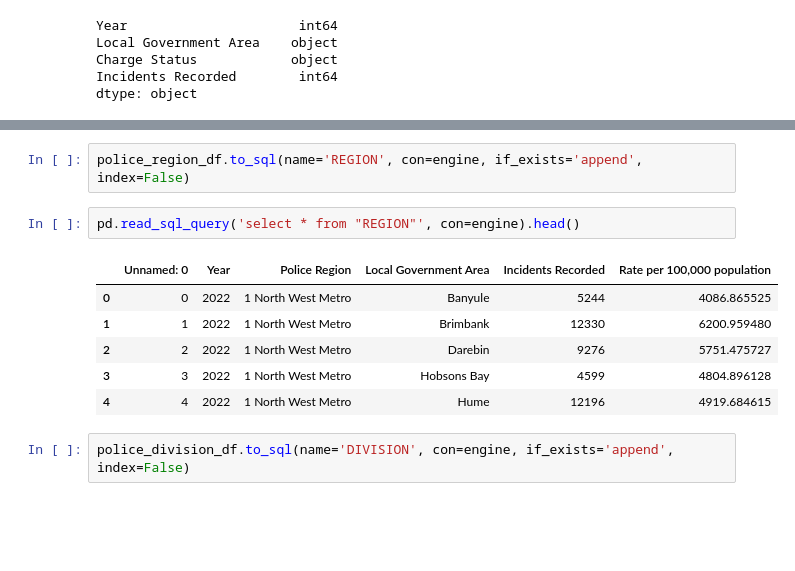
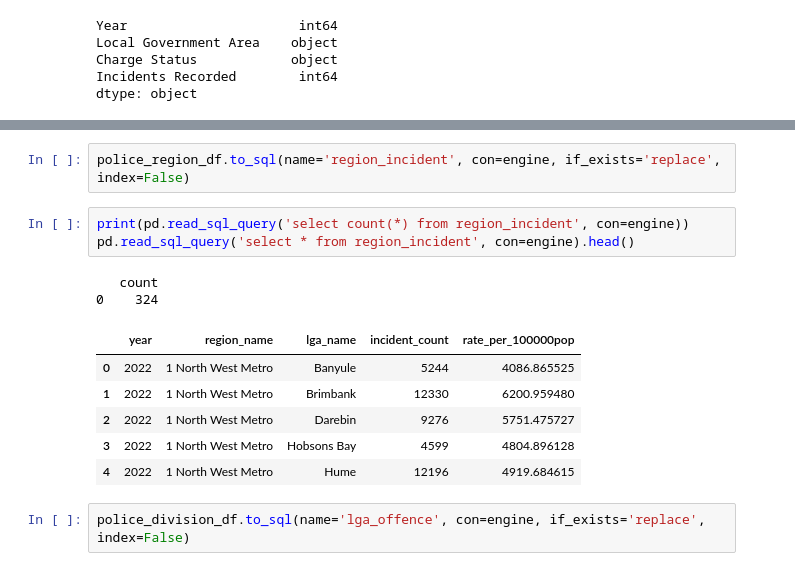
Before and after one commit to pt3Project/Project3, a Jupyter notebook: crime_data.ipynb, the cells around one changed output, grey strips where cells are left out. Cells and saved outputs as stored; diff of their text form; blank space fills up the shorter version.

```diff
--- a/crime_data.ipynb
+++ b/crime_data.ipynb
@@ -257,14 +270,17 @@ engine.table_names()
 # %%
-police_region_df.to_sql(name='REGION', con=engine, if_exists='append', index=False)
+police_region_df.to_sql(name='region_incident', con=engine, if_exists='replace', index=False)
 # %%
-pd.read_sql_query('select * from "REGION"', con=engine).head()
+print(pd.read_sql_query('select count(*) from region_incident', con=engine))
+pd.read_sql_query('select * from region_incident', con=engine).head()
 # %% [output]
+   count
+0    324
-|  | Unnamed: 0 | Year | Police Region | Local Government Area | Incidents Recorded | Rate per 100,000 population |
-| 0 | 0 | 2022 | 1 North West Metro | Banyule | 5244 | 4086.865525 |
-| 1 | 1 | 2022 | 1 North West Metro | Brimbank | 12330 | 6200.959480 |
-| 2 | 2 | 2022 | 1 North West Metro | Darebin | 9276 | 5751.475727 |
-| 3 | 3 | 2022 | 1 North West Metro | Hobsons Bay | 4599 | 4804.896128 |
-| 4 | 4 | 2022 | 1 North West Metro | Hume | 12196 | 4919.684615 |
+|  | year | region_name | lga_name | incident_count | rate_per_100000pop |
+| 0 | 2022 | 1 North West Metro | Banyule | 5244 | 4086.865525 |
+| 1 | 2022 | 1 North West Metro | Brimbank | 12330 | 6200.959480 |
+| 2 | 2022 | 1 North West Metro | Darebin | 9276 | 5751.475727 |
+| 3 | 2022 | 1 North West Metro | Hobsons Bay | 4599 | 4804.896128 |
+| 4 | 2022 | 1 North West Metro | Hume | 12196 | 4919.684615 |
 # %%
-police_division_df.to_sql(name='DIVISION', con=engine, if_exists='append', index=False)
+police_division_df.to_sql(name='lga_offence', con=engine, if_exists='replace', index=False)
 # %%
```
Also changed, not shown: parts of 44 cells of this notebook.
